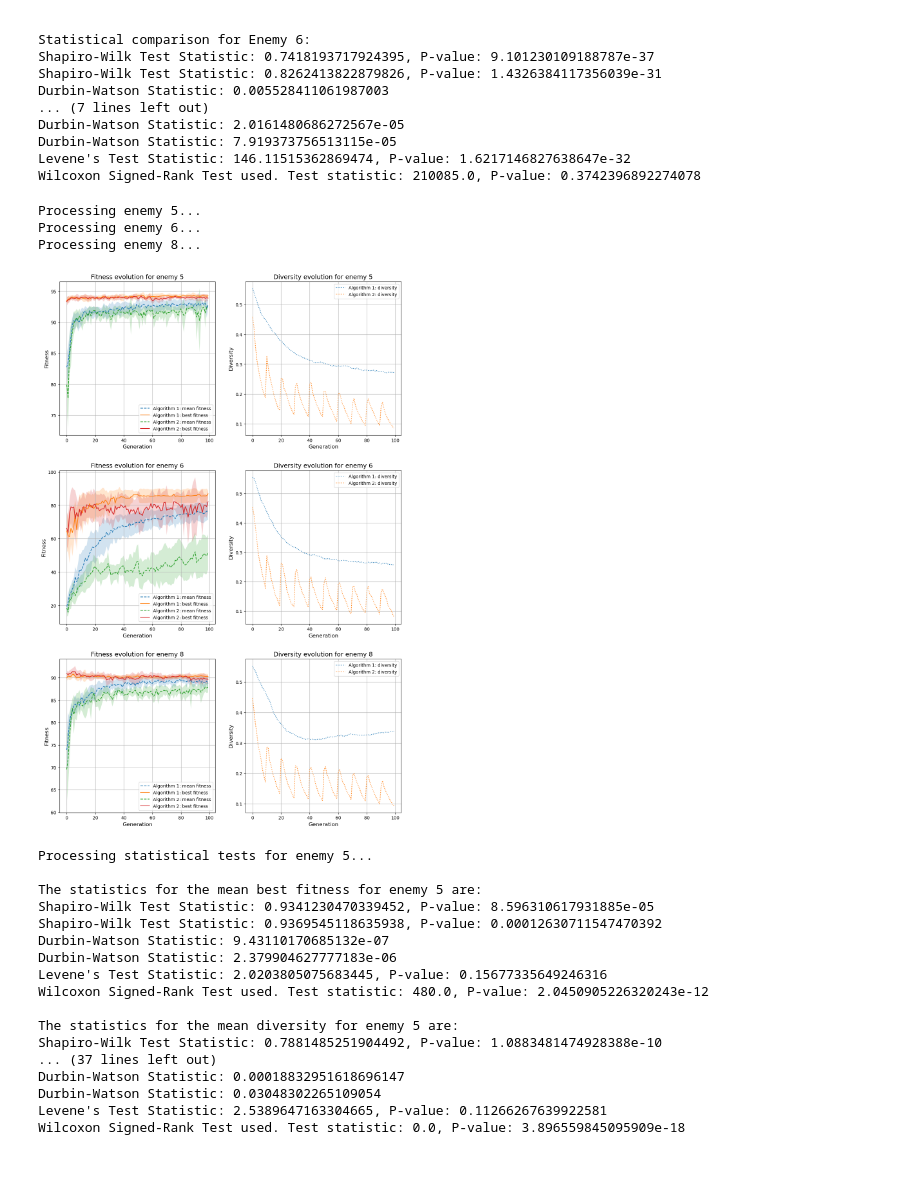
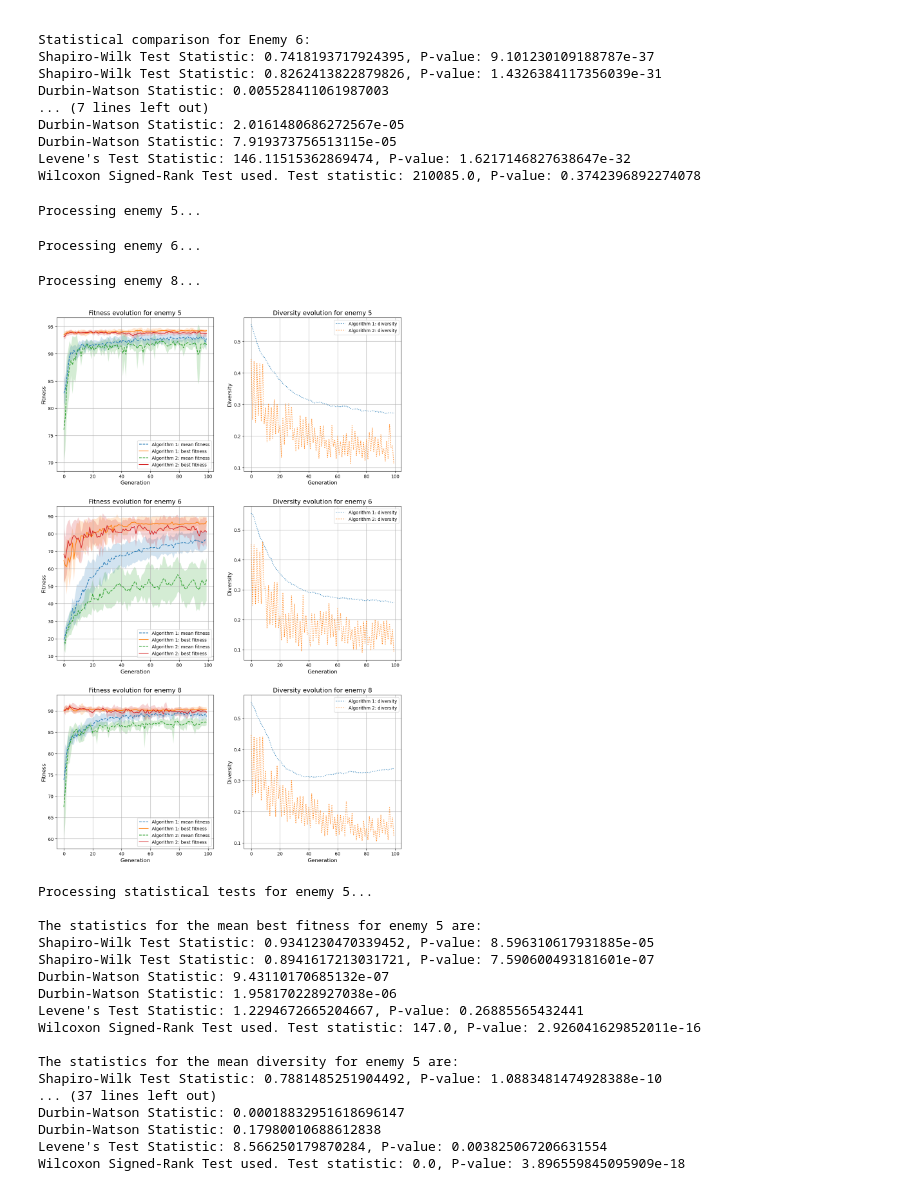
Before and after one commit to matushalak/evoman_framework, a Jupyter notebook: make_jupyter_plot.ipynb, the cells around one changed output. Drawn from its saved outputs; the diff is of its cells as text; code cells hidden in the pictures.

Commit message:
made new plots

```diff
--- a/make_jupyter_plot.ipynb
+++ b/make_jupyter_plot.ipynb
@@ -792,7 +792,7 @@ enemies_to_evaluate = [5, 6, 8]
 # Base directories for both algorithms
 algorithm_dirs = {
     'Algorithm 1': 'EA1_line_plot_runs',
-    'Algorithm 2': 'EA2_line_plot_runs'
+    'Algorithm 2': 'matusEA2exp'
 }
 
 def process_results_for_enemy(base_folder, enemy, algorithm):
@@ -1050,50 +1050,50 @@ def perform_stats_test(algorithm_dfs_dict, enemies):
                 # Store stats for the correct algorithm
                 if algorithm_name == "Algorithm 1":
                     grouped_stats_mean_max_fitness_algo1 = grouped_stats['mean_max_fitness'].values
                     grouped_stats_mean_diversity_algo1 = grouped_stats['mean_diversity'].values
                 elif algorithm_name == "Algorithm 2":
                     grouped_stats_mean_max_fitness_algo2 = grouped_stats['mean_max_fitness'].values
                     grouped_stats_mean_diversity_algo2 = grouped_stats['mean_diversity'].values
 
         # Ensure both algorithms' stats are available before running the comparison
         if grouped_stats_mean_max_fitness_algo1 is not None and grouped_stats_mean_max_fitness_algo2 is not None:
             print(f'\nThe statistics for the mean best fitness for enemy {enemy} are:')
             p_fitness = compare_datasets(grouped_stats_mean_max_fitness_algo1, grouped_stats_mean_max_fitness_algo2)
 
         if grouped_stats_mean_diversity_algo1 is not None and grouped_stats_mean_diversity_algo2 is not None:
             print(f'\nThe statistics for the mean diversity for enemy {enemy} are:')
             p_diversity = compare_datasets(grouped_stats_mean_diversity_algo1, grouped_stats_mean_diversity_algo2)
 
 
 # Main script
 if __name__ == "__main__":
     # Process and plot the results for the selected enemies
     algorithm_dfs_dict = process_across_enemies(enemies_to_evaluate, algorithm_dirs)
 
     # Generate subplots for all enemies with separate fitness and diversity plots
     make_subplots_across_enemies(algorithm_dfs_dict, enemies_to_evaluate)
 
     # Perform statistical tests
     perform_stats_test(algorithm_dfs_dict, enemies_to_evaluate)
 # %% [output]
 Processing enemy 5...
-Processing enemy 6...
-Processing enemy 8...
+Processing enemy 6...
+Processing enemy 8...
-[figure, old version]
+[figure, new version]
-Processing statistical tests for enemy 5...
-
-The statistics for the mean best fitness for enemy 5 are:
-Shapiro-Wilk Test Statistic: 0.9341230470339452, P-value: 8.596310617931885e-05
-Shapiro-Wilk Test Statistic: 0.9369545118635938, P-value: 0.00012630711547470392
-Durbin-Watson Statistic: 9.43110170685132e-07
-Durbin-Watson Statistic: 2.379904627777183e-06
-Levene's Test Statistic: 2.0203805075683445, P-value: 0.15677335649246316
-Wilcoxon Signed-Rank Test used. Test statistic: 480.0, P-value: 2.0450905226320243e-12
-
-The statistics for the mean diversity for enemy 5 are:
-Shapiro-Wilk Test Statistic: 0.7881485251904492, P-value: 1.0883481474928388e-10
-... (37 lines left out)
-Durbin-Watson Statistic: 0.00018832951618696147
-Durbin-Watson Statistic: 0.03048302265109054
-Levene's Test Statistic: 2.5389647163304665, P-value: 0.11266267639922581
-Wilcoxon Signed-Rank Test used. Test statistic: 0.0, P-value: 3.896559845095909e-18
+Processing statistical tests for enemy 5...
+
+The statistics for the mean best fitness for enemy 5 are:
+Shapiro-Wilk Test Statistic: 0.9341230470339452, P-value: 8.596310617931885e-05
+Shapiro-Wilk Test Statistic: 0.8941617213031721, P-value: 7.590600493181601e-07
+Durbin-Watson Statistic: 9.43110170685132e-07
+Durbin-Watson Statistic: 1.958170228927038e-06
+Levene's Test Statistic: 1.2294672665204667, P-value: 0.26885565432441
+Wilcoxon Signed-Rank Test used. Test statistic: 147.0, P-value: 2.926041629852011e-16
+
+The statistics for the mean diversity for enemy 5 are:
+Shapiro-Wilk Test Statistic: 0.7881485251904492, P-value: 1.0883481474928388e-10
+... (37 lines left out)
+Durbin-Watson Statistic: 0.00018832951618696147
+Durbin-Watson Statistic: 0.17980010688612838
+Levene's Test Statistic: 8.566250179870284, P-value: 0.003825067206631554
+Wilcoxon Signed-Rank Test used. Test statistic: 0.0, P-value: 3.896559845095909e-18
```
Also changed, not shown: 1 other file.
